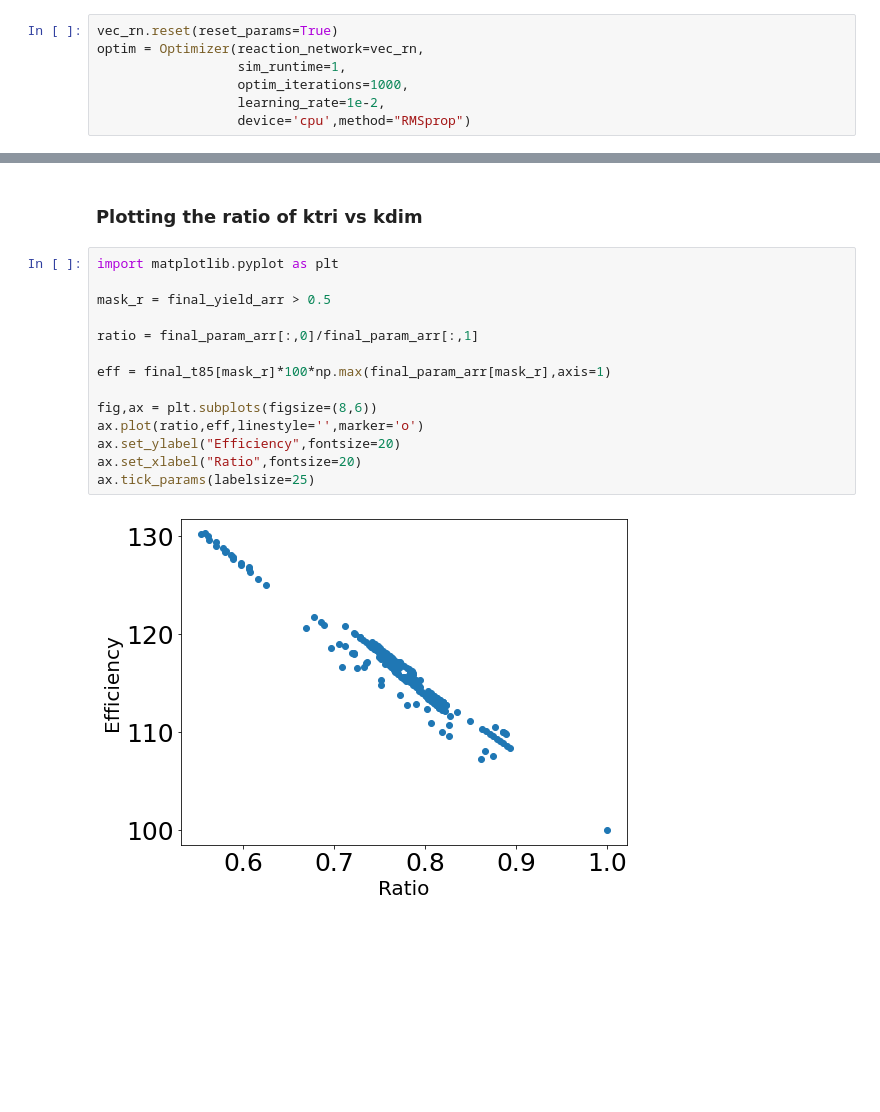
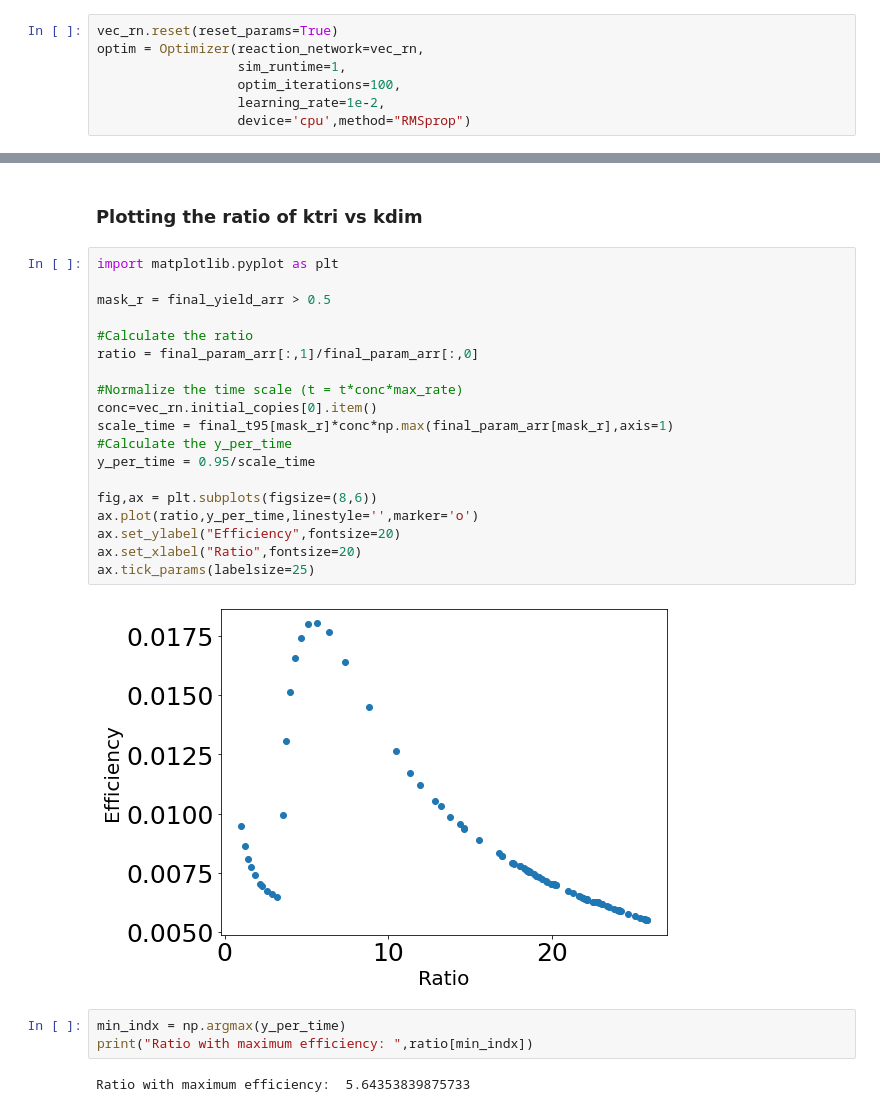
Before and after one commit to mjohn218/KineticAssembly_AD, a Jupyter notebook: test_runs/trimer_predict_rates-Copy1.ipynb, the cells around one changed output, grey strips where cells are left out. Drawn from its saved outputs; the diff is of its cells as text; blank space fills up the shorter version.

```diff
--- a/test_runs/trimer_predict_rates-Copy1.ipynb
+++ b/test_runs/trimer_predict_rates-Copy1.ipynb
@@ -173,7 +173,7 @@ mom: Only for RMSprop method. Use momentum term during gradient descent.
 vec_rn.reset(reset_params=True)
 optim = Optimizer(reaction_network=vec_rn,
                   sim_runtime=1,
-                  optim_iterations=1000,
+                  optim_iterations=100,
                   learning_rate=1e-2,
                   device='cpu',method="RMSprop")
 # %% [markdown]
@@ -253,16 +253,26 @@ final_t95 = np.array(final_t95)
 # %%
 import matplotlib.pyplot as plt
 
 mask_r = final_yield_arr > 0.5
 
-ratio = final_param_arr[:,0]/final_param_arr[:,1]
+#Calculate the ratio
+ratio = final_param_arr[:,1]/final_param_arr[:,0]
 
-eff = final_t85[mask_r]*100*np.max(final_param_arr[mask_r],axis=1)
+#Normalize the time scale (t = t*conc*max_rate)
+conc=vec_rn.initial_copies[0].item()
+scale_time = final_t95[mask_r]*conc*np.max(final_param_arr[mask_r],axis=1)
+#Calculate the y_per_time
+y_per_time = 0.95/scale_time
 
 fig,ax = plt.subplots(figsize=(8,6))
-ax.plot(ratio,eff,linestyle='',marker='o')
+ax.plot(ratio,y_per_time,linestyle='',marker='o')
 ax.set_ylabel("Efficiency",fontsize=20)
 ax.set_xlabel("Ratio",fontsize=20)
 ax.tick_params(labelsize=25)
 # %% [output]
-[figure, old version]
+[figure, new version]
+# %%
+min_indx = np.argmax(y_per_time)
+print("Ratio with maximum efficiency: ",ratio[min_indx])
+# %% [output]
+Ratio with maximum efficiency:  5.64353839875733
```
Also changed, not shown: parts of 3 cells of this notebook, 1 other file.
